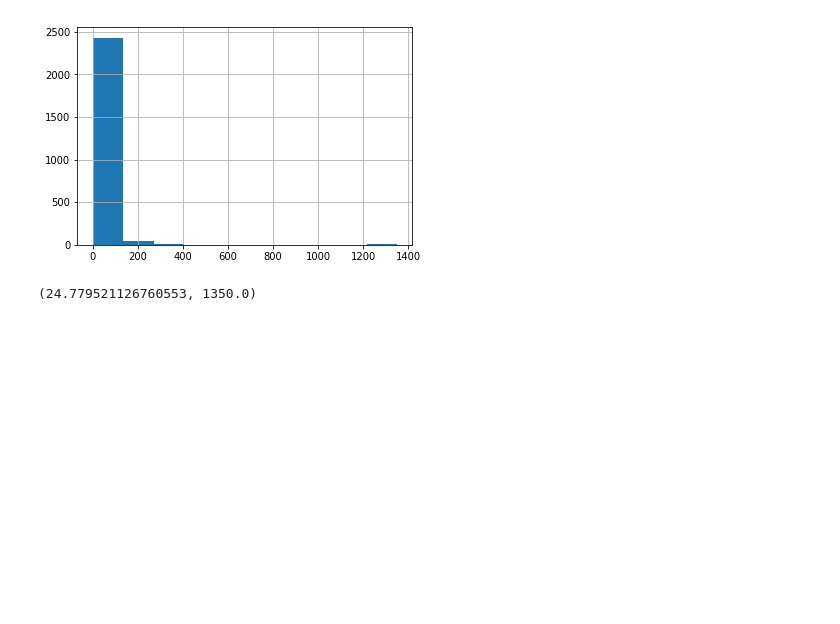
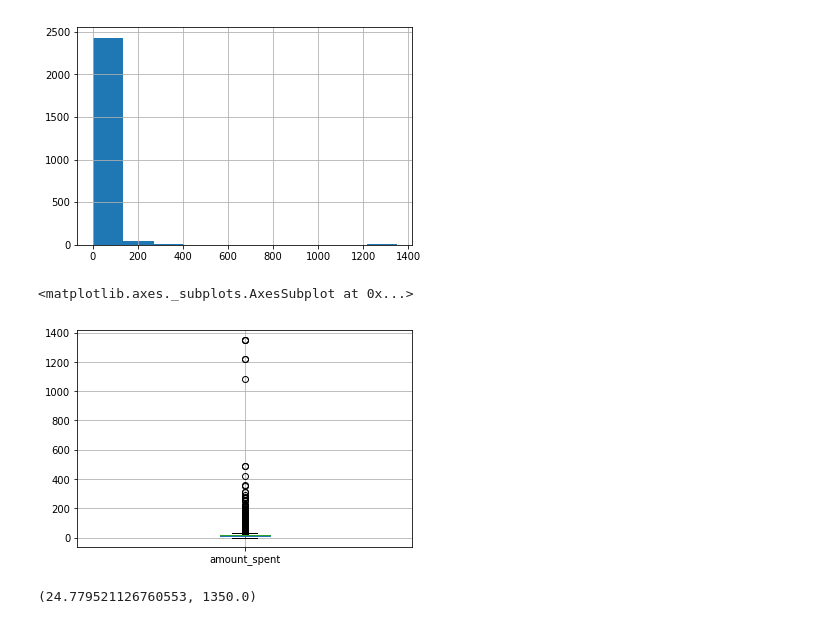
Before and after one commit to ta-data-mex/lab-subsetting-and-descriptive-stats, a Jupyter notebook: your-code/main.ipynb, the cells around one changed output. Saved outputs shown, nothing was run; the diff lists cells and outputs as text; code cells hidden in the pictures; blank space fills up the shorter version.

```diff
--- a/your-code/main.ipynb
+++ b/your-code/main.ipynb
@@ -512,6 +497,11 @@ spain_customers['amount_spent'].hist()
 # %% [output]
 <matplotlib.axes._subplots.AxesSubplot at 0x...>
 [figure]
+# %%
+spain_customers.boxplot('amount_spent')
+# %% [output]
+<matplotlib.axes._subplots.AxesSubplot at 0x...>
+[figure, added]
 # %%
 spain_customers['amount_spent'].mean(), spain_customers['amount_spent'].max()
 # %% [output]
```
Also changed, not shown: parts of 6 cells of this notebook.
